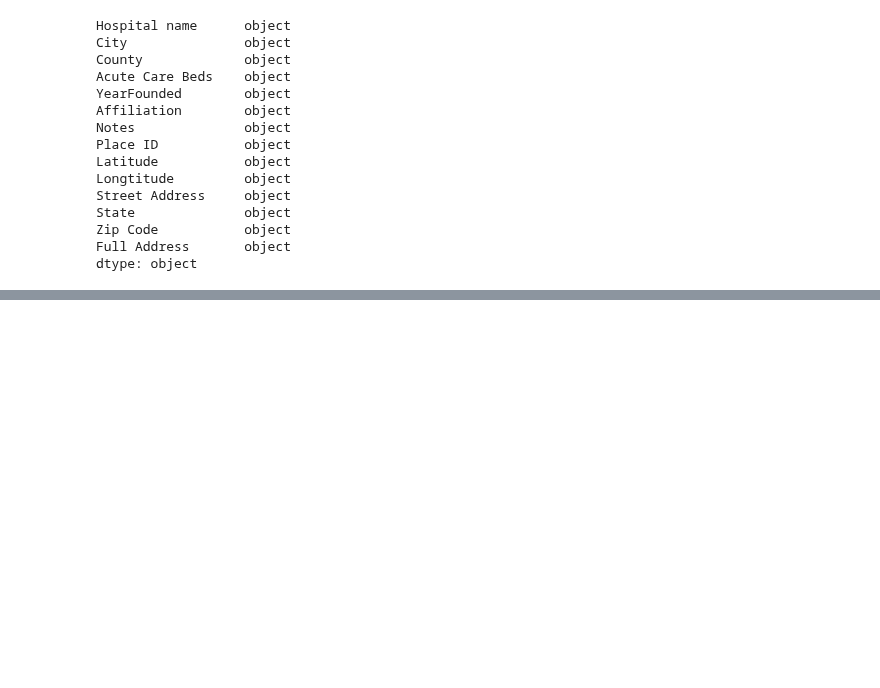
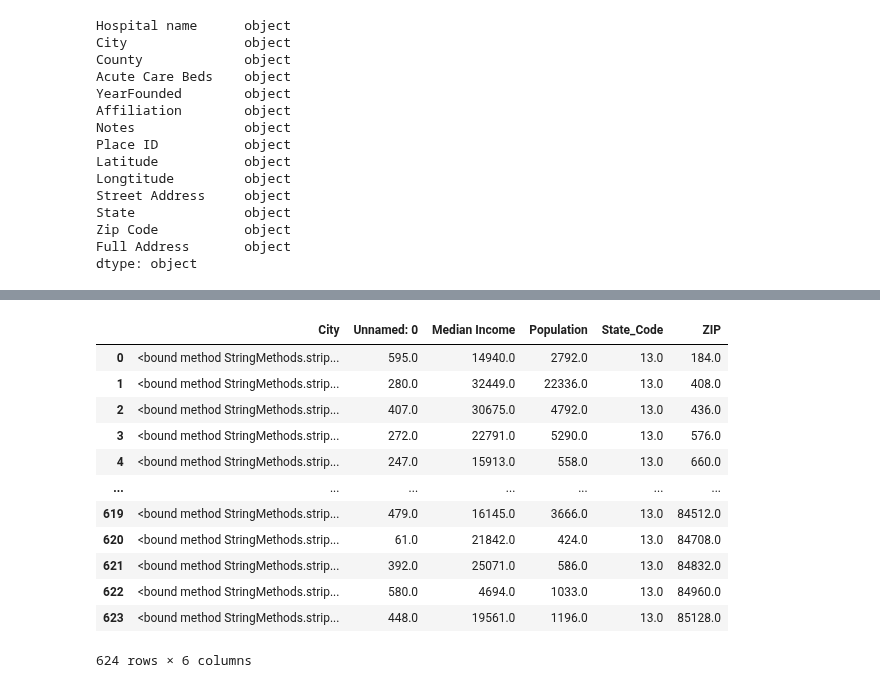
Before and after one commit to jtilenis/Data_Scavengers, a Jupyter notebook: hospital_api.ipynb, the cells around one changed output, grey strips where cells are left out. Saved outputs shown, nothing was run; the diff lists cells and outputs as text; code cells hidden in the pictures; blank space fills up the shorter version.

Commit message:
pushing next series of changes, trying to merge datasets

```diff
--- a/hospital_api.ipynb
+++ b/hospital_api.ipynb
@@ -442,0 +405,18 @@ hospital.head()
+# %%
+#Reading in census data, removing unnecessary columns
+census_data = pd.read_csv("Census_data.csv")
+del census_data['Unnamed: 0']
+del census_data['State_Code']
+del census_data['State']
+# %%
+#Cleaning data
+census_data = census_data.replace(to_replace='city',value="",regex=True)
+census_data = census_data.replace(to_replace='town',value="",regex=True)
+census_data = census_data.replace(to_replace='CDP',value="",regex=True)
+census_data = census_data.replace(to_replace='unified government',value="",regex=True)
+# %%
+#Grouping by city then resetting index
+census_group = census_data.groupby("City").mean()
+census_group = census_group.reset_index()
+census_group
+#census = census_group("Median Income").mean()
@@ -442,0 +437,18 @@ hospital.head()
+# %%
+#Trying to trim whitespace but not having luck
+census_group['City'] = census_group['City'].str.strip
+census_group
+# %% [output]
+|  | City | Unnamed: 0 | Median Income | Population | State_Code | ZIP |
+| 0 | <bound method StringMethods.strip... | 595.0 | 14940.0 | 2792.0 | 13.0 | 184.0 |
+| 1 | <bound method StringMethods.strip... | 280.0 | 32449.0 | 22336.0 | 13.0 | 408.0 |
+| 2 | <bound method StringMethods.strip... | 407.0 | 30675.0 | 4792.0 | 13.0 | 436.0 |
+| 3 | <bound method StringMethods.strip... | 272.0 | 22791.0 | 5290.0 | 13.0 | 576.0 |
+| 4 | <bound method StringMethods.strip... | 247.0 | 15913.0 | 558.0 | 13.0 | 660.0 |
+| ... | ... | ... | ... | ... | ... | ... |
+| 619 | <bound method StringMethods.strip... | 479.0 | 16145.0 | 3666.0 | 13.0 | 84512.0 |
+| 620 | <bound method StringMethods.strip... | 61.0 | 21842.0 | 424.0 | 13.0 | 84708.0 |
+| 621 | <bound method StringMethods.strip... | 392.0 | 25071.0 | 586.0 | 13.0 | 84832.0 |
+| 622 | <bound method StringMethods.strip... | 580.0 | 4694.0 | 1033.0 | 13.0 | 84960.0 |
+| 623 | <bound method StringMethods.strip... | 448.0 | 19561.0 | 1196.0 | 13.0 | 85128.0 |
+624 rows × 6 columns
```
Also changed, not shown: parts of 15 cells of this notebook, 3 other files.
